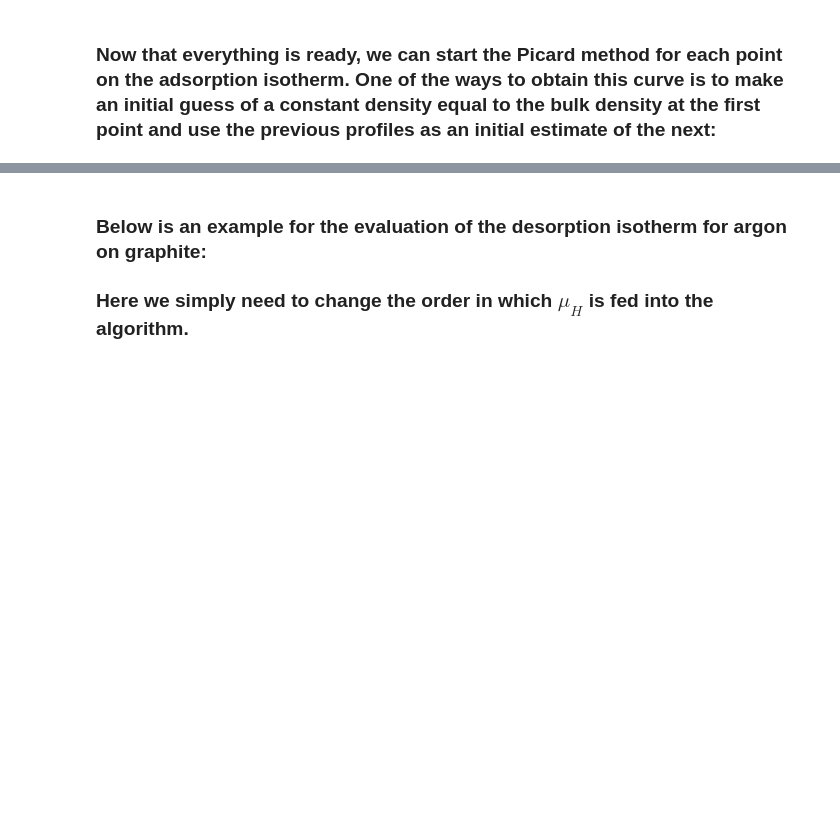
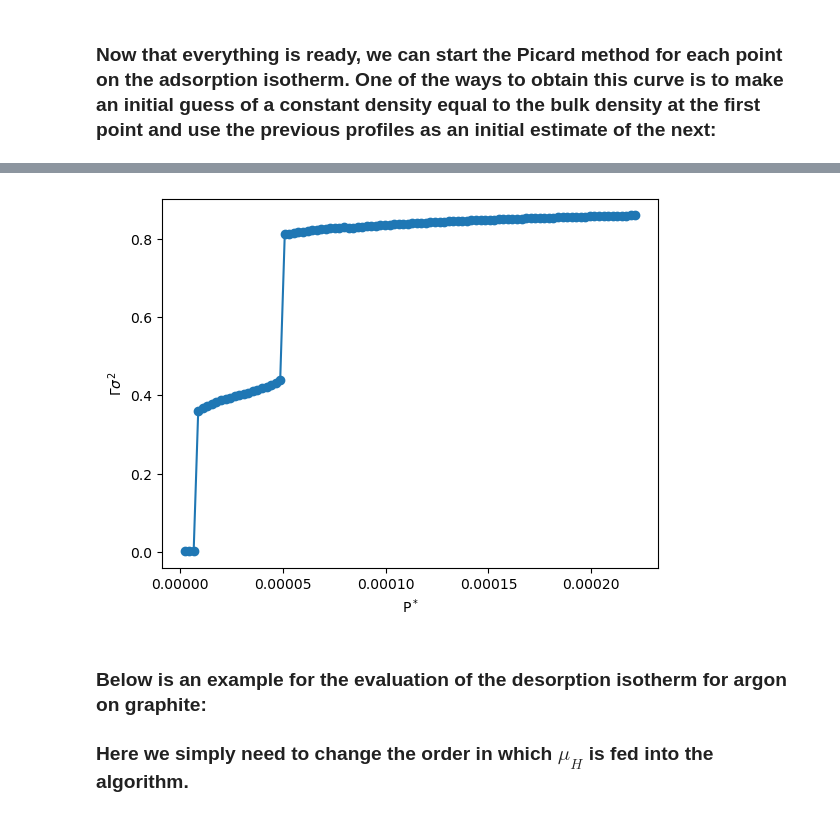
Before and after one commit to vsermoud/Introduction-to-Classical-DFT, a Jupyter notebook: Implementing_a_dispersive_Functional_Mean_Field_Approximation.ipynb, the cells around one changed output, grey strips where cells are left out. Saved outputs shown, nothing was run; the diff lists cells and outputs as text; code cells hidden in the pictures; blank space fills up the shorter version.

```diff
--- a/Implementing_a_dispersive_Functional_Mean_Field_Approximation.ipynb
+++ b/Implementing_a_dispersive_Functional_Mean_Field_Approximation.ipynb
@@ -367,6 +366,6 @@ plt.show()
 #---------------------------------------------------------------------
 #Calculation of the FMT weighting functions and Phi_WCA (Mods)
 #---------------------------------------------------------------------
-omega_weight = fmt.omega_calc(H, Nump, Sigma_ff, Z_vec)
+omega_weight = fmt.Omega_calc(H, Nump, Sigma_ff, Z_vec)
 MFA_weight = wca.MF_weight(Z_vec,rc_MF,Eps_kb,Sigma_ff)
 #---------------------------------------------------------------------
@@ -422,3 +436,12 @@ NameError: name 'omega_weight' is not defined
+# %%
+plt.plot(P,Nads)
+plt.scatter(P,Nads)
+#plt.plot(P,rho_H)
+plt.xlabel('P$^*$')
+plt.ylabel('$\Gamma\sigma^2$')
+plt.show()
+# %% [output]
+[figure, added]
 # %% [markdown]
 ### Below is an example for the evaluation of the desorption isotherm for argon on graphite:
 ### Here we simply need to change the order in which $\mu_H$ is fed into the algorithm.
```
Also changed, not shown: parts of 8 cells of this notebook.
